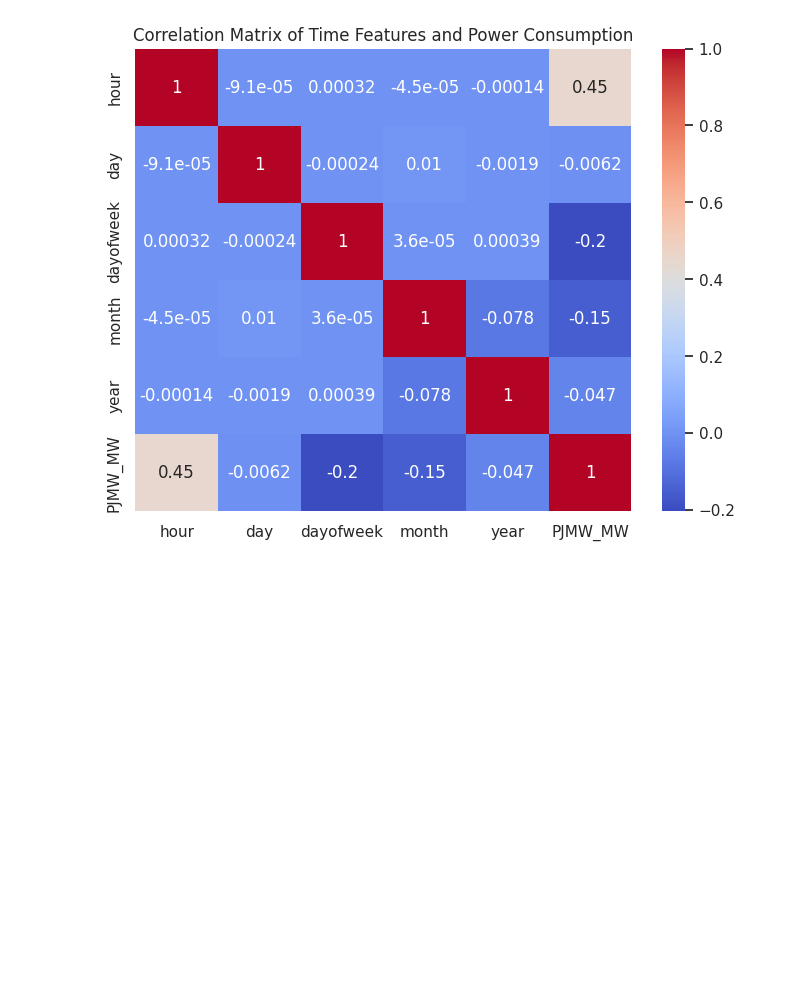
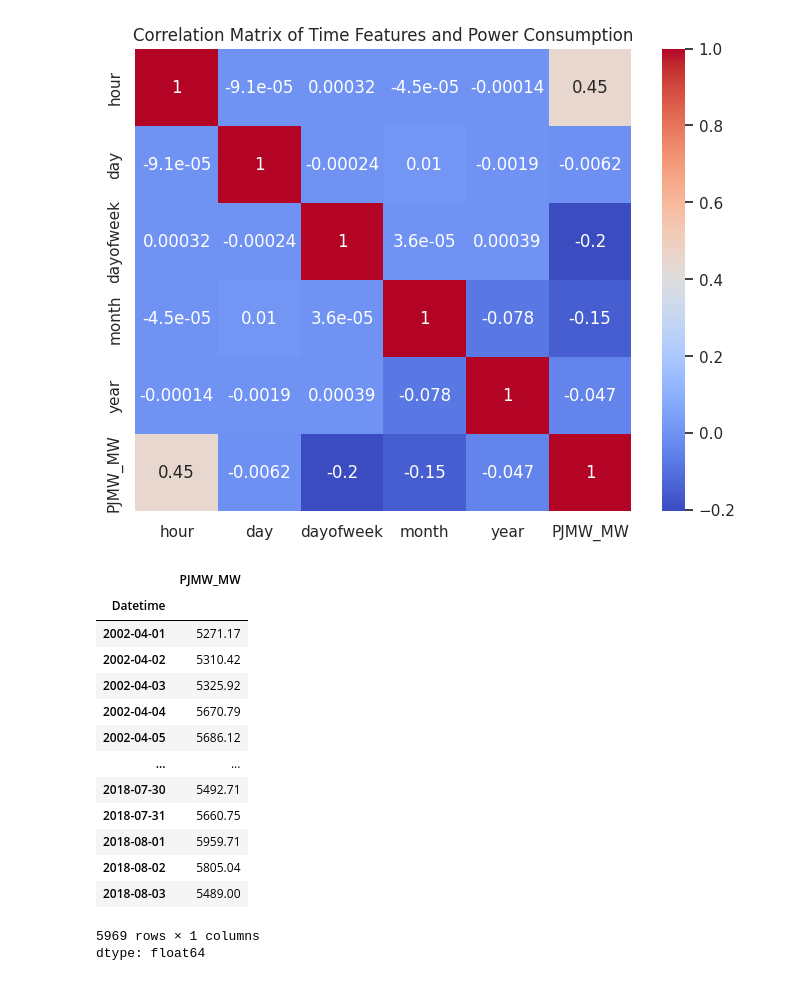
Before and after one commit to rizz045/Energy_Demand_Forecasting_Using_Time_Series_Analysis, a Jupyter notebook: Energy_Demand_Forecasting.ipynb, the cells around one changed output. Drawn from its saved outputs; the diff is of its cells as text; code cells hidden in the pictures; blank space fills up the shorter version.

```diff
--- a/Energy_Demand_Forecasting.ipynb
+++ b/Energy_Demand_Forecasting.ipynb
@@ -201,6 +201,22 @@ plt.show()
 [figure]
 # %%
 # Resampling the data on daily baisis and taking each day's mean value
-# df = round(df["PJMW_MW"].resample('D').mean(),2)
-# df = df.sort_index()
-# df
+df = round(df["PJMW_MW"].resample('D').mean(),2)
+df = df.sort_index()
+df
+# %% [output]
+|  | PJMW_MW |
+| Datetime |  |
+| 2002-04-01 | 5271.17 |
+| 2002-04-02 | 5310.42 |
+| 2002-04-03 | 5325.92 |
+| 2002-04-04 | 5670.79 |
+| 2002-04-05 | 5686.12 |
+| ... | ... |
+| 2018-07-30 | 5492.71 |
+| 2018-07-31 | 5660.75 |
+| 2018-08-01 | 5959.71 |
+| 2018-08-02 | 5805.04 |
+| 2018-08-03 | 5489.00 |
+5969 rows × 1 columns
+dtype: float64
```
